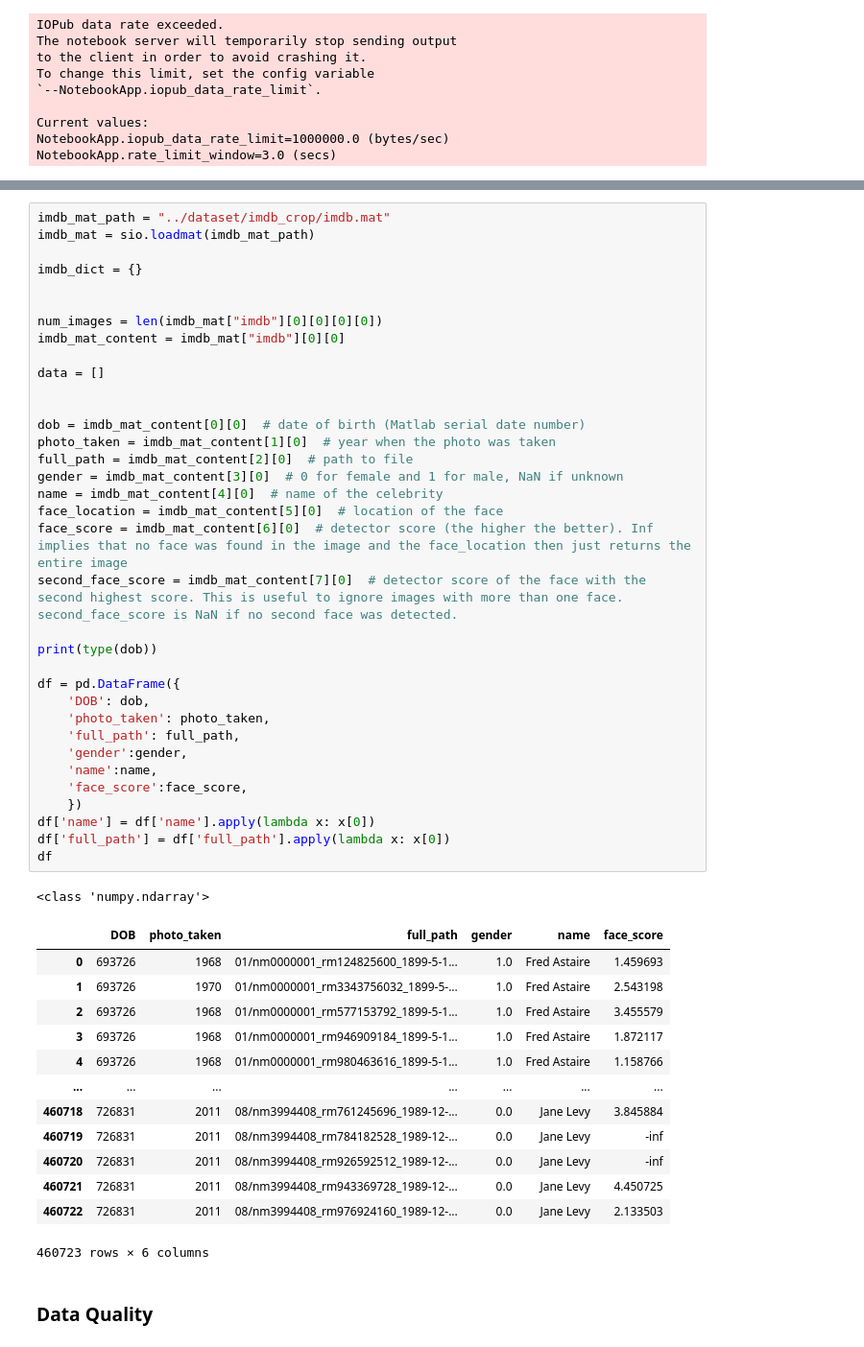
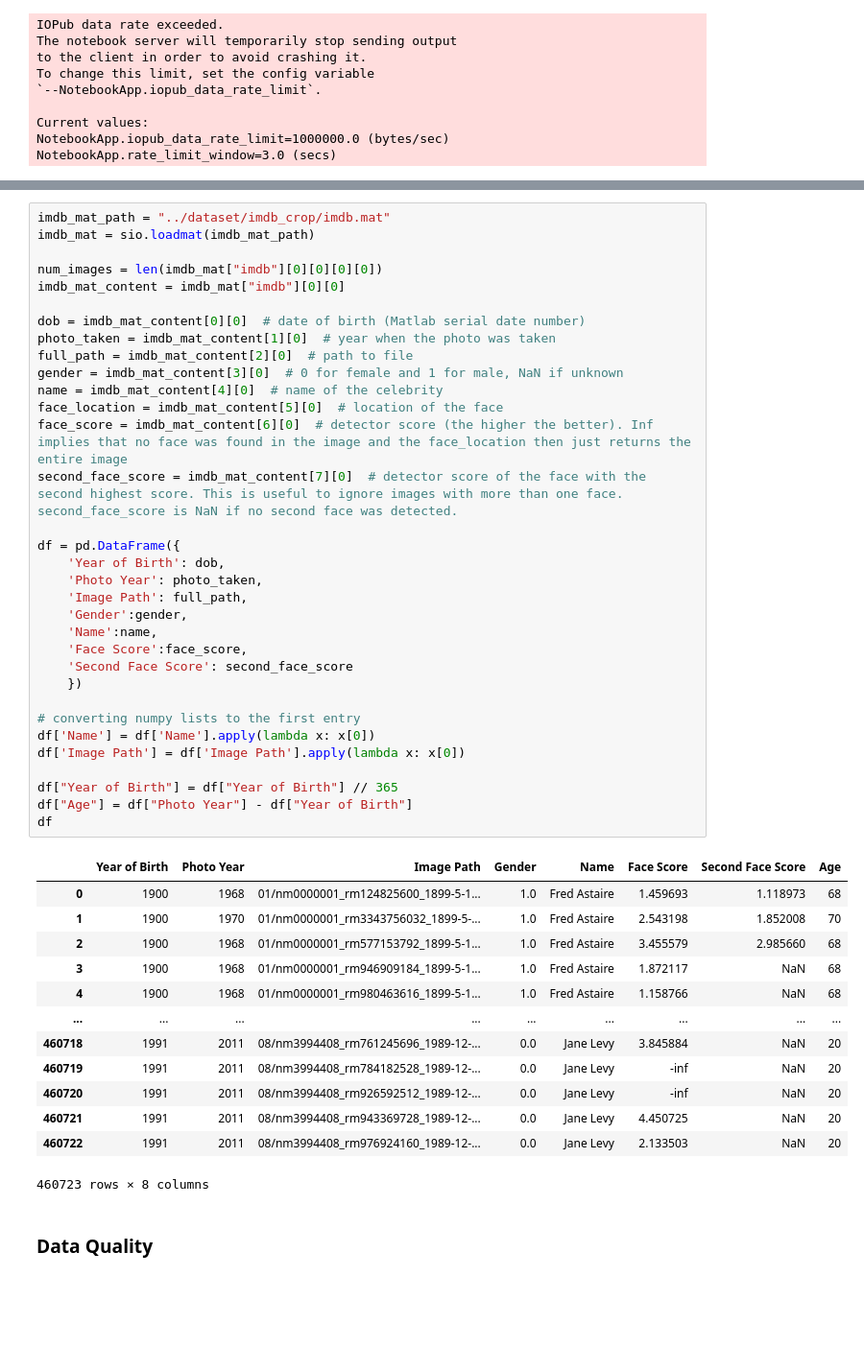
Before and after one commit to huangk430/age-detector, a Jupyter notebook: eda/eda.ipynb, the cells around one changed output, grey strips where cells are left out. Shown at 96% size. Saved outputs shown, nothing was run; the diff lists cells and outputs as text; blank space fills up the shorter version.

```diff
--- a/eda/eda.ipynb
+++ b/eda/eda.ipynb
@@ -66,52 +71,49 @@ from pprint import pprint
 # %%
 imdb_mat_path = "../dataset/imdb_crop/imdb.mat"
 imdb_mat = sio.loadmat(imdb_mat_path)
 
-imdb_dict = {}
-
-
 num_images = len(imdb_mat["imdb"][0][0][0][0])
 imdb_mat_content = imdb_mat["imdb"][0][0]
-
-data = []
-
 
 dob = imdb_mat_content[0][0]  # date of birth (Matlab serial date number)
 photo_taken = imdb_mat_content[1][0]  # year when the photo was taken
 full_path = imdb_mat_content[2][0]  # path to file
 gender = imdb_mat_content[3][0]  # 0 for female and 1 for male, NaN if unknown
 name = imdb_mat_content[4][0]  # name of the celebrity
 face_location = imdb_mat_content[5][0]  # location of the face
 face_score = imdb_mat_content[6][0]  # detector score (the higher the better). Inf implies that no face was found in the image and the face_location then just returns the entire image
 second_face_score = imdb_mat_content[7][0]  # detector score of the face with the second highest score. This is useful to ignore images with more than one face. second_face_score is NaN if no second face was detected.
 
-print(type(dob))
+df = pd.DataFrame({
+    'Year of Birth': dob,
+    'Photo Year': photo_taken,
+    'Image Path': full_path,
+    'Gender':gender,
+    'Name':name,
+    'Face Score':face_score,
+    'Second Face Score': second_face_score
+    })
 
-df = pd.DataFrame({
-    'DOB': dob,
-    'photo_taken': photo_taken,
-    'full_path': full_path,
-    'gender':gender,
-    'name':name,
-    'face_score':face_score,
-    })
-df['name'] = df['name'].apply(lambda x: x[0])
-df['full_path'] = df['full_path'].apply(lambda x: x[0])
+# converting numpy lists to the first entry
+df['Name'] = df['Name'].apply(lambda x: x[0])
+df['Image Path'] = df['Image Path'].apply(lambda x: x[0])
+
+df["Year of Birth"] = df["Year of Birth"] // 365
+df["Age"] = df["Photo Year"] - df["Year of Birth"]
 df
 # %% [output]
+|  | Year of Birth | Photo Year | Image Path | Gender | Name | Face Score | Second Face Score | Age |
+| 0 | 1900 | 1968 | 01/nm0000001_rm124825600_1899-5-1... | 1.0 | Fred Astaire | 1.459693 | 1.118973 | 68 |
+| 1 | 1900 | 1970 | 01/nm0000001_rm3343756032_1899-5-... | 1.0 | Fred Astaire | 2.543198 | 1.852008 | 70 |
+| 2 | 1900 | 1968 | 01/nm0000001_rm577153792_1899-5-1... | 1.0 | Fred Astaire | 3.455579 | 2.985660 | 68 |
+| 3 | 1900 | 1968 | 01/nm0000001_rm946909184_1899-5-1... | 1.0 | Fred Astaire | 1.872117 | NaN | 68 |
+| 4 | 1900 | 1968 | 01/nm0000001_rm980463616_1899-5-1... | 1.0 | Fred Astaire | 1.158766 | NaN | 68 |
+| ... | ... | ... | ... | ... | ... | ... | ... | ... |
+| 460718 | 1991 | 2011 | 08/nm3994408_rm761245696_1989-12-... | 0.0 | Jane Levy | 3.845884 | NaN | 20 |
+| 460719 | 1991 | 2011 | 08/nm3994408_rm784182528_1989-12-... | 0.0 | Jane Levy | -inf | NaN | 20 |
+| 460720 | 1991 | 2011 | 08/nm3994408_rm926592512_1989-12-... | 0.0 | Jane Levy | -inf | NaN | 20 |
+| 460721 | 1991 | 2011 | 08/nm3994408_rm943369728_1989-12-... | 0.0 | Jane Levy | 4.450725 | NaN | 20 |
+| 460722 | 1991 | 2011 | 08/nm3994408_rm976924160_1989-12-... | 0.0 | Jane Levy | 2.133503 | NaN | 20 |
-<class 'numpy.ndarray'>
+460723 rows × 8 columns
-|  | DOB | photo_taken | full_path | gender | name | face_score |
-| 0 | 693726 | 1968 | 01/nm0000001_rm124825600_1899-5-1... | 1.0 | Fred Astaire | 1.459693 |
-| 1 | 693726 | 1970 | 01/nm0000001_rm3343756032_1899-5-... | 1.0 | Fred Astaire | 2.543198 |
-| 2 | 693726 | 1968 | 01/nm0000001_rm577153792_1899-5-1... | 1.0 | Fred Astaire | 3.455579 |
-| 3 | 693726 | 1968 | 01/nm0000001_rm946909184_1899-5-1... | 1.0 | Fred Astaire | 1.872117 |
-| 4 | 693726 | 1968 | 01/nm0000001_rm980463616_1899-5-1... | 1.0 | Fred Astaire | 1.158766 |
-| ... | ... | ... | ... | ... | ... | ... |
-| 460718 | 726831 | 2011 | 08/nm3994408_rm761245696_1989-12-... | 0.0 | Jane Levy | 3.845884 |
-| 460719 | 726831 | 2011 | 08/nm3994408_rm784182528_1989-12-... | 0.0 | Jane Levy | -inf |
-| 460720 | 726831 | 2011 | 08/nm3994408_rm926592512_1989-12-... | 0.0 | Jane Levy | -inf |
-| 460721 | 726831 | 2011 | 08/nm3994408_rm943369728_1989-12-... | 0.0 | Jane Levy | 4.450725 |
-| 460722 | 726831 | 2011 | 08/nm3994408_rm976924160_1989-12-... | 0.0 | Jane Levy | 2.133503 |
-460723 rows × 6 columns
 # %% [markdown]
 ### Data Quality
```
Also changed, not shown: parts of 11 cells of this notebook.
